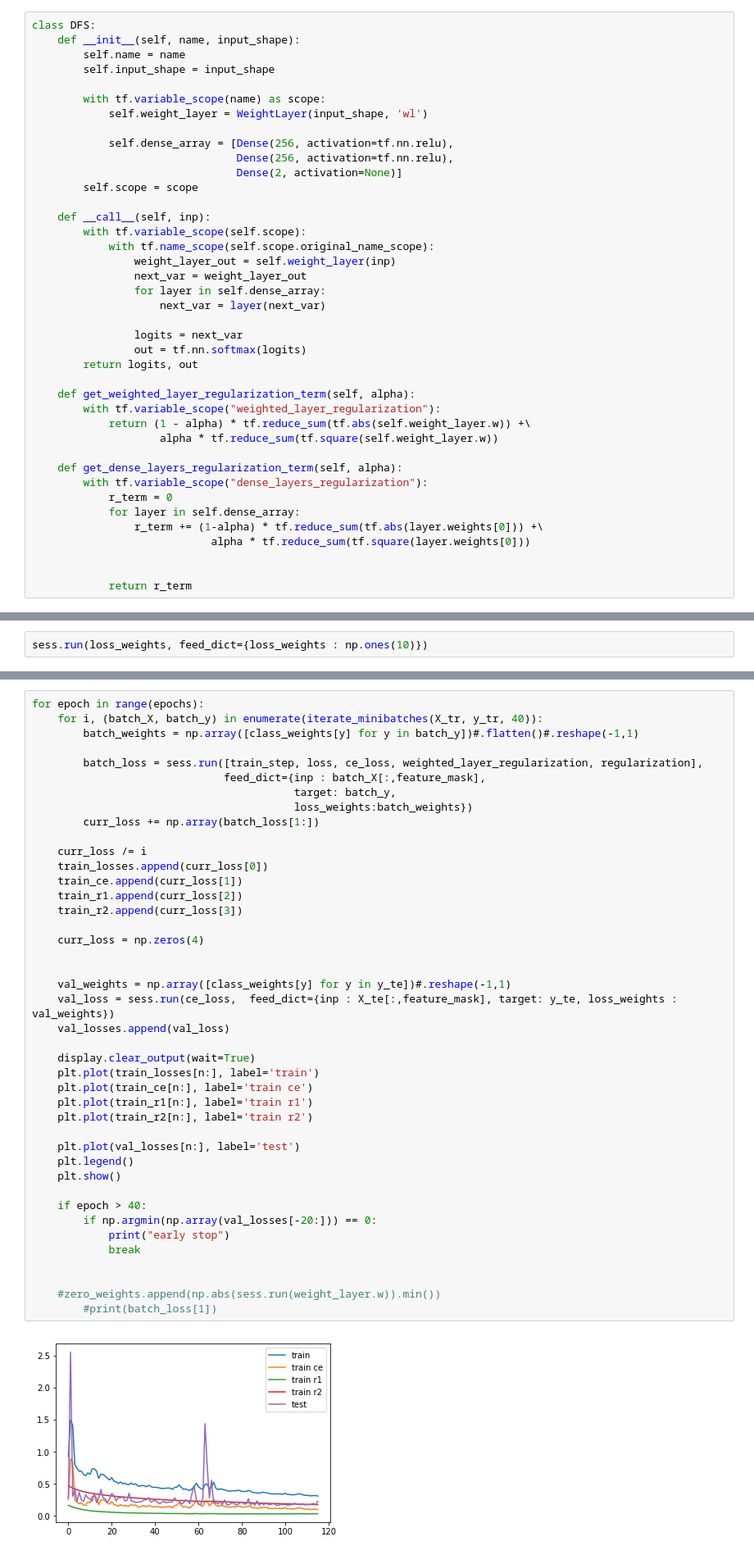
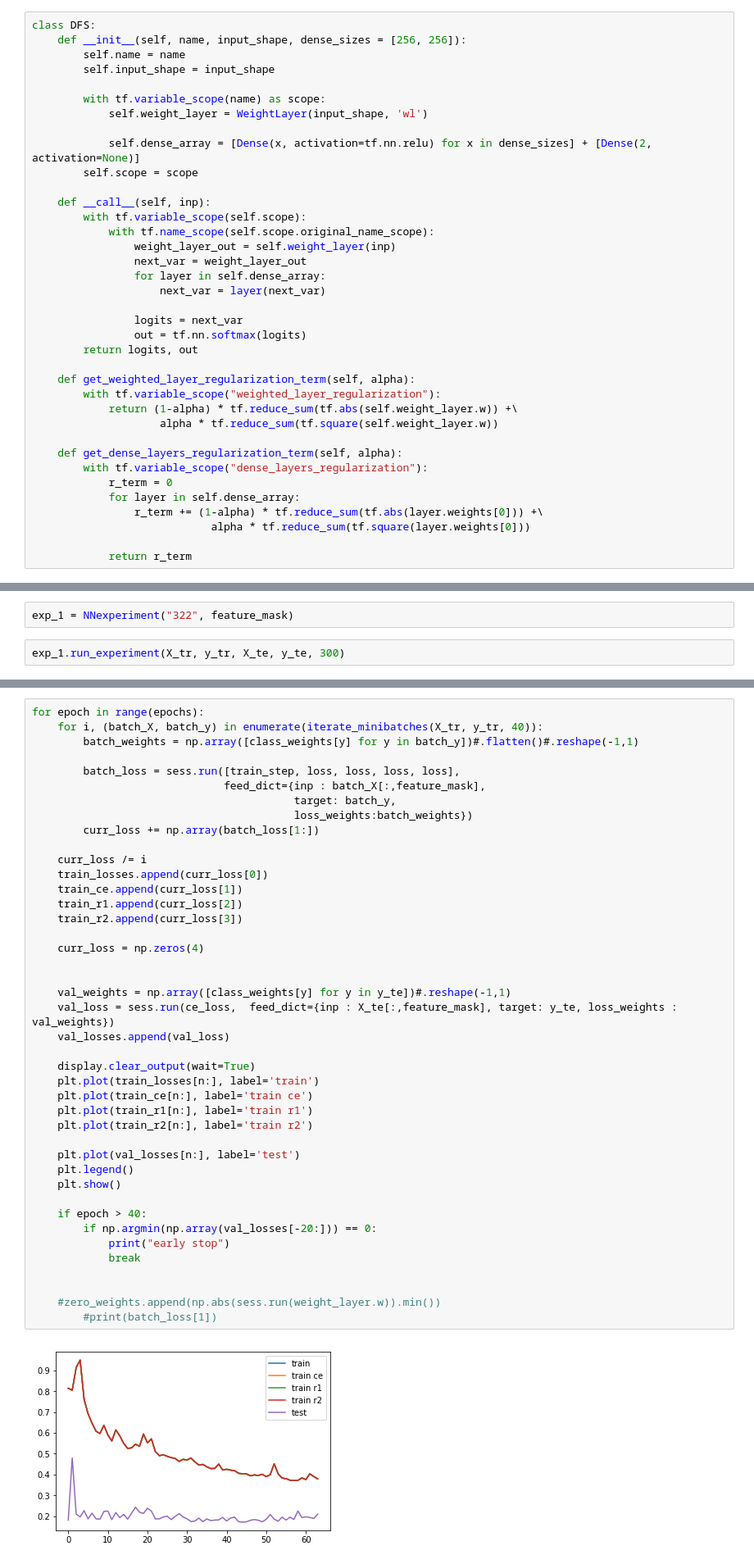
Before and after one commit to rykachevskiy/insilico_test, a Jupyter notebook: src/main.ipynb, the cells around one changed output, grey strips where cells are left out. Shown at 82% size. Saved outputs shown, nothing was run; the diff lists cells and outputs as text.

Commit message:
experiment wrapping process

```diff
--- a/src/main.ipynb
+++ b/src/main.ipynb
@@ -97,16 +101,14 @@ class WeightLayer:
                 return out
 # %%
 class DFS:
-    def __init__(self, name, input_shape):
+    def __init__(self, name, input_shape, dense_sizes = [256, 256]):
         self.name = name
         self.input_shape = input_shape
 
         with tf.variable_scope(name) as scope:
             self.weight_layer = WeightLayer(input_shape, 'wl')
 
-            self.dense_array = [Dense(256, activation=tf.nn.relu),
-                                Dense(256, activation=tf.nn.relu),
-                                Dense(2, activation=None)]
+            self.dense_array = [Dense(x, activation=tf.nn.relu) for x in dense_sizes] + [Dense(2, activation=None)]
         self.scope = scope
 
     def __call__(self, inp):
@@ -123,7 +125,7 @@ class DFS:
 
     def get_weighted_layer_regularization_term(self, alpha):
         with tf.variable_scope("weighted_layer_regularization"):
-            return (1 - alpha) * tf.reduce_sum(tf.abs(self.weight_layer.w)) +\
+            return (1-alpha) * tf.reduce_sum(tf.abs(self.weight_layer.w)) +\
                     alpha * tf.reduce_sum(tf.square(self.weight_layer.w))
 
     def get_dense_layers_regularization_term(self, alpha):
@@ -133,5 +135,4 @@ class DFS:
                 r_term += (1-alpha) * tf.reduce_sum(tf.abs(layer.weights[0])) +\
                             alpha * tf.reduce_sum(tf.square(layer.weights[0]))
 
-
             return r_term
@@ -139,0 +224,4 @@ from keras.layers import Dense
+# %%
+exp_1 = NNexperiment("322", feature_mask)
+# %%
+exp_1.run_experiment(X_tr, y_tr, X_te, y_te, 300)
@@ -190,5 +369,3 @@ writer = tf.summary.FileWriter("../tf_logs", gr)
 #sess.run(weighted_layer_regularization,  feed_dict={inp : X_te[:,feature_mask], target: y_te.reshape(-1, 1), loss_weights : val_weights})
 # %%
 #sess.run(regularization,  feed_dict={inp : X_te[:,feature_mask], target: y_te.reshape(-1, 1), loss_weights : val_weights})
-# %%
-sess.run(loss_weights, feed_dict={loss_weights : np.ones(10)})
@@ -237,7 +401,7 @@ for epoch in range(epochs):
     for i, (batch_X, batch_y) in enumerate(iterate_minibatches(X_tr, y_tr, 40)):
         batch_weights = np.array([class_weights[y] for y in batch_y])#.flatten()#.reshape(-1,1)
 
-        batch_loss = sess.run([train_step, loss, ce_loss, weighted_layer_regularization, regularization],
+        batch_loss = sess.run([train_step, loss, loss, loss, loss],
                               feed_dict={inp : batch_X[:,feature_mask],
                                          target: batch_y,
                                          loss_weights:batch_weights})
@@ -248,34 +412,34 @@ for epoch in range(epochs):
     train_ce.append(curr_loss[1])
     train_r1.append(curr_loss[2])
     train_r2.append(curr_loss[3])
 
     curr_loss = np.zeros(4)
 
 
     val_weights = np.array([class_weights[y] for y in y_te])#.reshape(-1,1)
     val_loss = sess.run(ce_loss,  feed_dict={inp : X_te[:,feature_mask], target: y_te, loss_weights : val_weights})
     val_losses.append(val_loss)
 
     display.clear_output(wait=True)
     plt.plot(train_losses[n:], label='train')
     plt.plot(train_ce[n:], label='train ce')
     plt.plot(train_r1[n:], label='train r1')
     plt.plot(train_r2[n:], label='train r2')
 
     plt.plot(val_losses[n:], label='test')
     plt.legend()
     plt.show()
 
     if epoch > 40:
         if np.argmin(np.array(val_losses[-20:])) == 0:
             print("early stop")
             break
 
 
     #zero_weights.append(np.abs(sess.run(weight_layer.w)).min())
         #print(batch_loss[1])
 # %% [output]
-[figure, old version]
+[figure, new version]
 early stop
 # %%
 np.array(val_losses[-20:])
```
Also changed, not shown: parts of 22 cells of this notebook.
